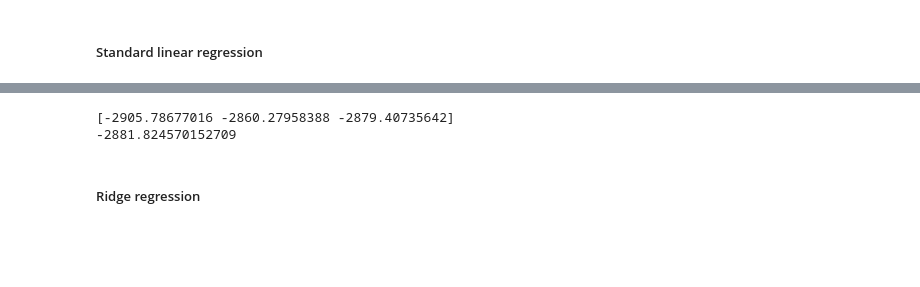
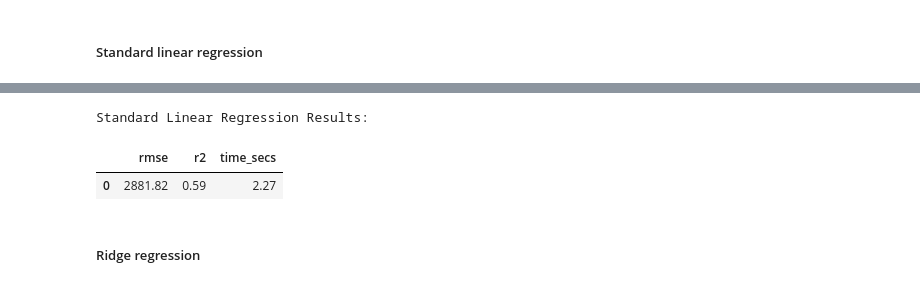
Before and after one commit to kellyshreeve/predicting-used-car-price, a Jupyter notebook: car_price_analysis.ipynb, the cells around one changed output, grey strips where cells are left out. Saved outputs shown, nothing was run; the diff lists cells and outputs as text; code cells hidden in the pictures; blank space fills up the shorter version.

```diff
--- a/car_price_analysis.ipynb
+++ b/car_price_analysis.ipynb
@@ -953,24 +977,6 @@ RMSE = make_scorer(mean_squared_error, squared=False)
 # Define score list
 scorers = {'rmse':'neg_root_mean_squared_error',
     'r2':'r2'}
-# %%
-# Define numeric and categorical columns
-cols_numeric = ['registration_year', 'power', 'mileage']
-cols_categorical = ['vehicle_type', 'gearbox', 'model_top125', 'registration_month',
-                    'fuel_type', 'brand_top20', 'not_repaired', 'postal_code_trunc1000']
-
-# Define transformer
-preprocessor_t = ColumnTransformer(
-    transformers=[('scaler', MinMaxScaler(), cols_numeric),
-                  ('OHE', OneHotEncoder(handle_unknown='ignore'), cols_categorical)]
-)
-
-# Defne scorer
-RMSE = make_scorer(mean_squared_error, squared=False)
-
-# Define score list
-scorers = {'rmse':'neg_root_mean_squared_error',
-    'r2':'r2'}
 # %% [markdown]
 ### Linear Regression (base model)
 
@@ -978,8 +984,19 @@ Fit standard, ridge, and lasso linear regression and calculate RMSE as a baselin
 # %% [markdown]
 ##### Standard linear regression
 # %%
-%%time
+# Cross-validate standard linear regression using pipeline
+start = time.time()
+
 pipe = Pipeline(steps=[('transform', preprocessor), ('model', LinearRegression())])
 
 linreg_cv = cross_validate(pipe, feat_train, targ_train, scoring=scorers, cv=3)
+
+end = time.time()
+
+# Calculate run time
+linreg_time = end - start
+
+print('Linear Regression Execution Time:')
+print()
+print(f'{linreg_time:.2f} seconds')
 # %% [output]
@@ -994,5 +1005,0 @@ print(linreg_cv['test_rmse'].mean())
-# %%
-%%time
-pipe = Pipeline(steps=[('transform', preprocessor_t), ('model', LinearRegression())])
-
-linreg_cv = cross_validate(pipe, feat_train_t, targ_train_t, scoring=scorers, cv=3)
@@ -1002,9 +1006,14 @@ Wall time: 2.31 s
-# %%
-print(linreg_cv['test_rmse'])
-print(linreg_cv['test_rmse'].mean())
-# %% [output]
-[-2905.78677016 -2860.27958388 -2879.40735642]
--2881.824570152709
+# %%
+# Print standard linear regression results
+linreg_results = cv_results(linreg_cv, 'rmse', 'r2', greater_is_better=False)
+linreg_results['time_secs'] = linreg_time
+
+print('Standard Linear Regression Results:')
+display(linreg_results.round(2))
+# %% [output]
+Standard Linear Regression Results:
+|  | rmse | r2 | time_secs |
+| 0 | 2881.82 | 0.59 | 2.27 |
 # %% [markdown]
 ##### Ridge regression
 # %%
```
Also changed, not shown: parts of 18 cells of this notebook.
